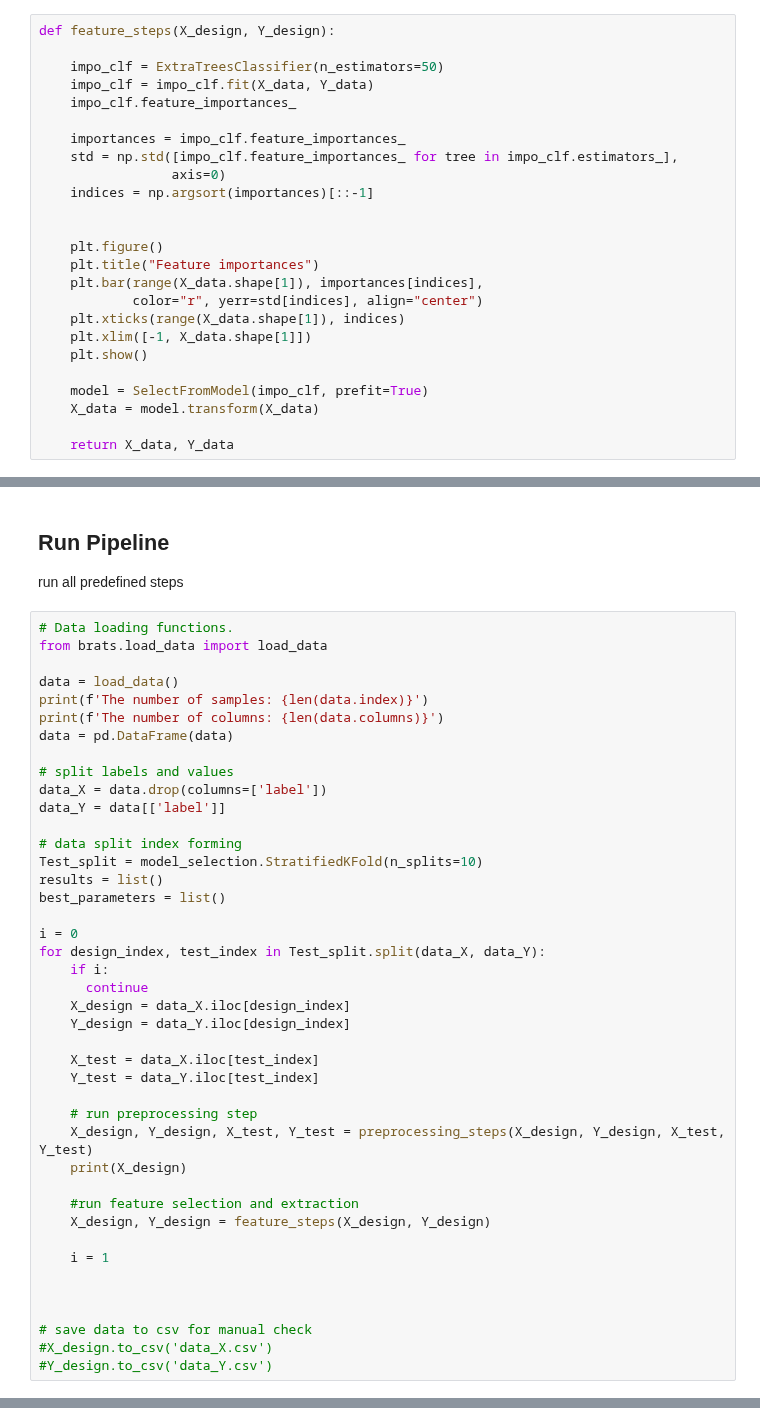
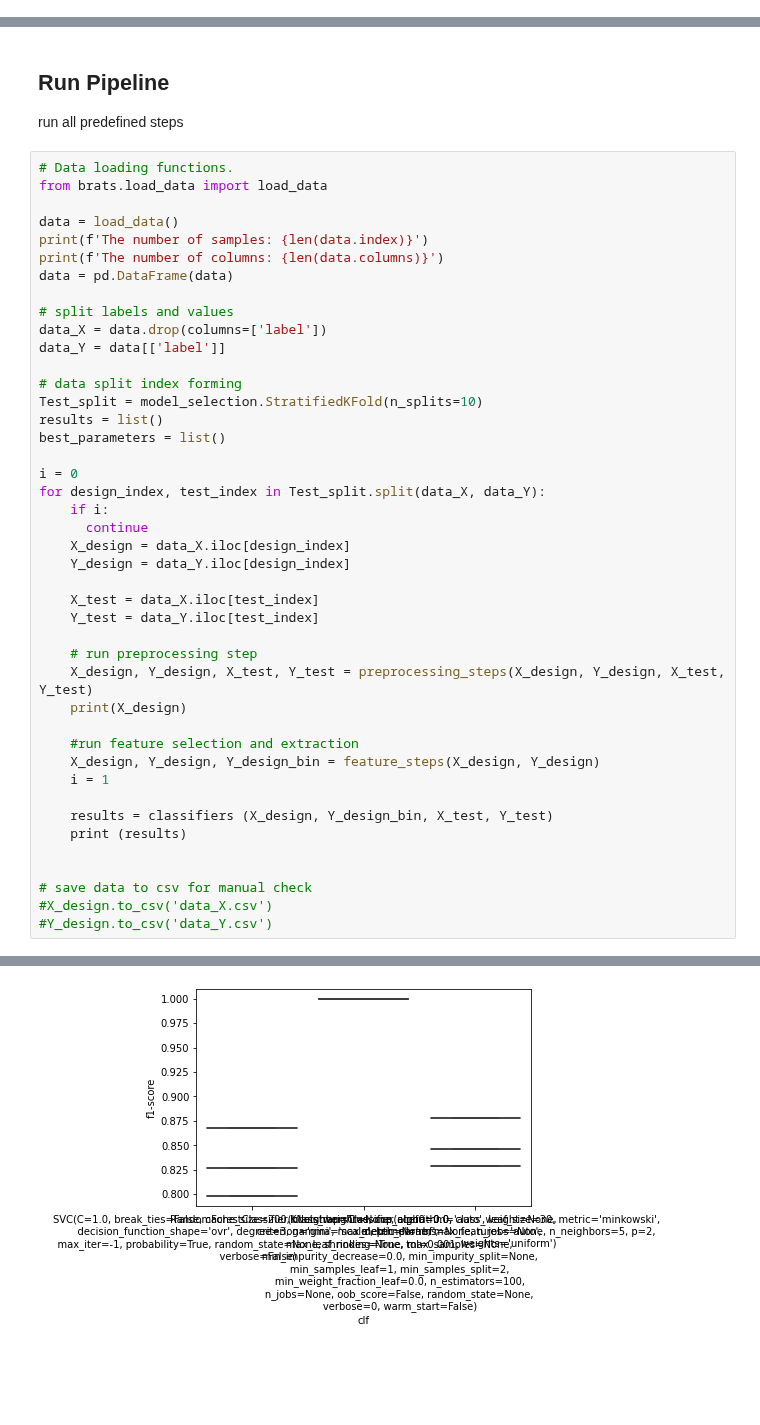
Before and after one commit to Fjoru/TM10007_PROJECT, a Jupyter notebook: assignment.ipynb, the cells around one changed output, grey strips where cells are left out. Drawn from its saved outputs; the diff is of its cells as text; blank space fills up the shorter version.

Commit message:
adjusting module classifier

```diff
--- a/assignment.ipynb
+++ b/assignment.ipynb
@@ -156,28 +167,3 @@ def preprocessing_steps(X_design, Y_design, X_test, Y_test):
     return X_design, Y_design, X_test, Y_test
 # %% [markdown]
 ## Feature selection and extraction
-# %%
-def feature_steps(X_design, Y_design):
-
-    impo_clf = ExtraTreesClassifier(n_estimators=50)
-    impo_clf = impo_clf.fit(X_data, Y_data)
-    impo_clf.feature_importances_
-
-    importances = impo_clf.feature_importances_
-    std = np.std([impo_clf.feature_importances_ for tree in impo_clf.estimators_],
-                 axis=0)
-    indices = np.argsort(importances)[::-1]
-
-
-    plt.figure()
-    plt.title("Feature importances")
-    plt.bar(range(X_data.shape[1]), importances[indices],
-            color="r", yerr=std[indices], align="center")
-    plt.xticks(range(X_data.shape[1]), indices)
-    plt.xlim([-1, X_data.shape[1]])
-    plt.show()
-
-    model = SelectFromModel(impo_clf, prefit=True)
-    X_data = model.transform(X_data)
-
-    return X_data, Y_data
@@ -282,10 +355,11 @@ for design_index, test_index in Test_split.split(data_X, data_Y):
     print(X_design)
 
     #run feature selection and extraction
-    X_design, Y_design = feature_steps(X_design, Y_design)
-
+    X_design, Y_design, Y_design_bin = feature_steps(X_design, Y_design)
     i = 1
 
+    results = classifiers (X_design, Y_design_bin, X_test, Y_test)
+    print (results)
 
 
 # save data to csv for manual check
@@ -314,0 +395 @@ ValueError: ignored
+[figure, new version]
```
Also changed, not shown: parts of 5 cells of this notebook.
